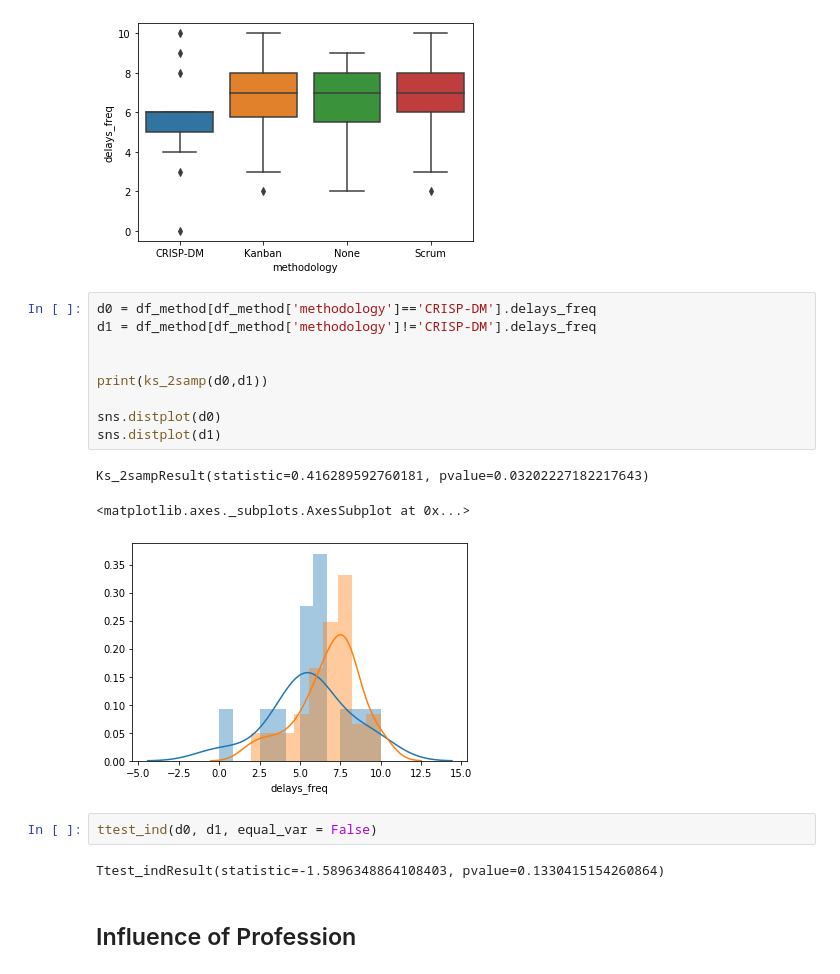
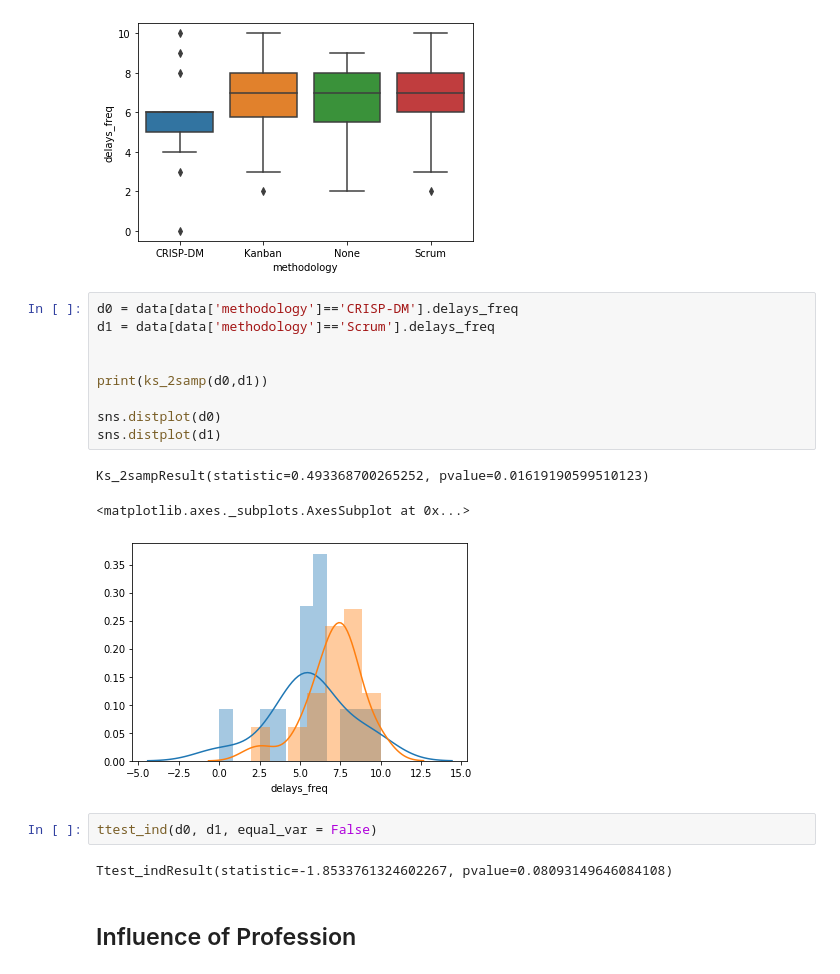
Before and after one commit to welberthdouglas/DS_projects_survey, a Jupyter notebook: EDA_survey.ipynb, the cells around one changed output. Saved outputs shown, nothing was run; the diff lists cells and outputs as text.

```diff
--- a/EDA_survey.ipynb
+++ b/EDA_survey.ipynb
@@ -213,22 +253,22 @@ sns.boxplot(x="methodology", y='delays_freq', data=df_method);
 # %% [output]
 [figure]
 # %%
-d0 = df_method[df_method['methodology']=='CRISP-DM'].delays_freq
-d1 = df_method[df_method['methodology']!='CRISP-DM'].delays_freq
+d0 = data[data['methodology']=='CRISP-DM'].delays_freq
+d1 = data[data['methodology']=='Scrum'].delays_freq
 
 
 print(ks_2samp(d0,d1))
 
 sns.distplot(d0)
 sns.distplot(d1)
 # %% [output]
-Ks_2sampResult(statistic=0.416289592760181, pvalue=0.03202227182217643)
+Ks_2sampResult(statistic=0.493368700265252, pvalue=0.01619190599510123)
 <matplotlib.axes._subplots.AxesSubplot at 0x...>
-[figure, old version]
+[figure, new version]
 # %%
 ttest_ind(d0, d1, equal_var = False)
 # %% [output]
-Ttest_indResult(statistic=-1.5896348864108403, pvalue=0.1330415154260864)
+Ttest_indResult(statistic=-1.8533761324602267, pvalue=0.08093149646084108)
 # %% [markdown]
 ## Influence of Profession
 # %%
```
Also changed, not shown: parts of 3 cells of this notebook, 2 other files.
